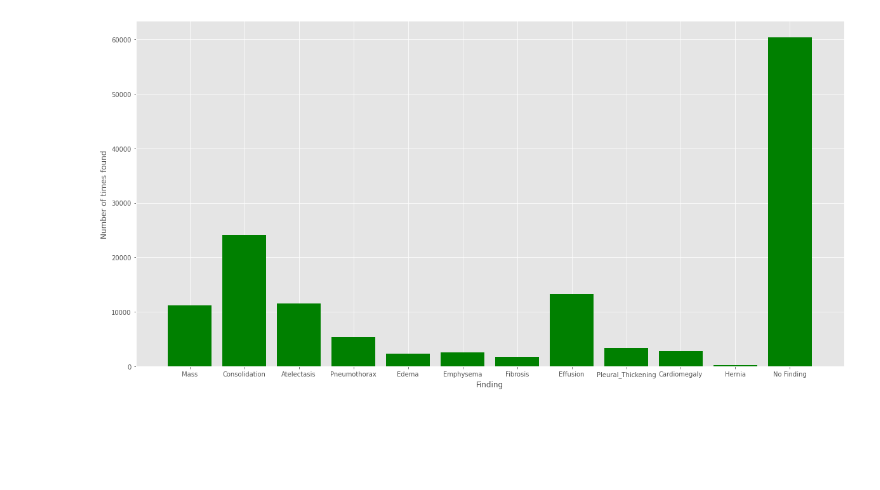
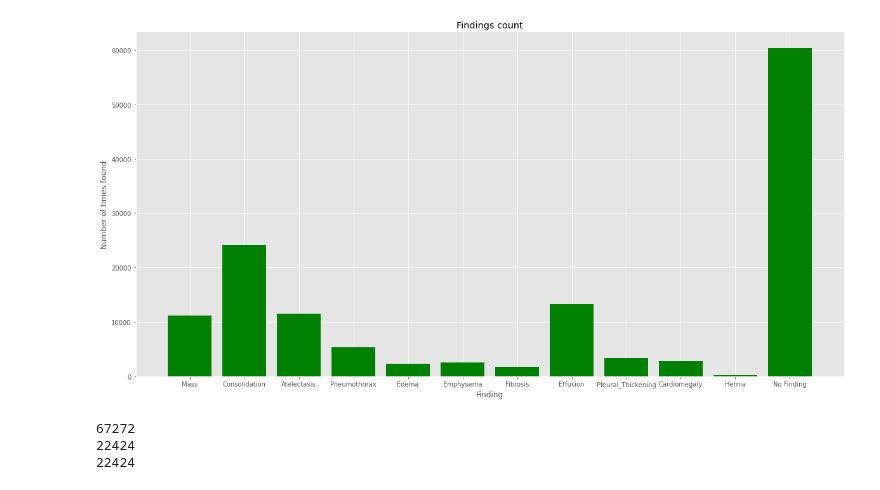
Before and after one commit to ericyzhou/CNN-X-Ray-Classifier, a Jupyter notebook: final_project.ipynb, the cells around one changed output. Saved outputs shown, nothing was run; the diff lists cells and outputs as text; code cells hidden in the pictures; blank space fills up the shorter version.

Commit message:
Cleaned up dataset

```diff
--- a/final_project.ipynb
+++ b/final_project.ipynb
@@ -10,9 +3,15 @@ plt.rcParams["figure.figsize"] = (20,10)
 # %%
+import pandas as pd
+import os
+from glob import glob
+pd.set_option('display.max_rows', 500)
+
 # Uploading CSV of results
-data_entries = pd.read_csv("data_entries.csv")
-data_entries.dropna()
-data_entries = data_entries.drop(columns=['Patient ID', 'Follow-up #', 'OriginalImagePixelSpacing[x', 'y]','OriginalImage[Width', 'Height]'])
+data_entries = pd.read_csv('data_entries.csv')
+data_entries = data_entries.drop(columns=['Patient Gender', 'Patient Age', 'View Position', 'Follow-up #', 'OriginalImagePixelSpacing[x', 'y]','OriginalImage[Width', 'Height]'])
 
-pd.set_option('display.max_rows', 500)
+# Setting image paths in dataframe
+image_paths = {os.path.basename(x): x for x in glob('..\dataset\images*\images\*.png')}
+data_entries['path'] = data_entries['Image Index'].map(image_paths.get)
 data_entries
 # %% [output]
@@ -55,43 +72,42 @@ data_entries['Finding Labels'] = data_entries['Finding Labels'].apply(common_fin
 # %%
-# Checking data imbalance
+import matplotlib.pyplot as plt
+%matplotlib inline
+plt.style.use('ggplot')
+plt.rcParams['figure.figsize'] = (20,10)
+
+# Checking for data imbalance
 x = ['Mass', 'Consolidation', 'Atelectasis', 'Pneumothorax', 'Edema', 'Emphysema', 'Fibrosis', 'Effusion', 'Pleural_Thickening', 'Cardiomegaly', 'Hernia', 'No Finding']
 findings_count = [0, 0, 0, 0, 0, 0, 0, 0, 0, 0, 0, 0]
 x_pos = [i for i, _ in enumerate(x)]
 
 def count_findings(findings):
-    findings_list = findings.split("|")
+    findings_list = findings.split('|')
     for finding in findings_list:
-        if finding == "Mass":
-            findings_count[0] += 1
-        elif finding == "Consolidation":
-            findings_count[1] += 1
-        elif finding == "Atelectasis":
-            findings_count[2] += 1
-        elif finding == "Pneumothorax":
-            findings_count[3] += 1
-        elif finding == "Edema":
-            findings_count[4] += 1
-        elif finding == "Emphysema":
-            findings_count[5] += 1
-        elif finding == "Fibrosis":
-            findings_count[6] += 1
-        elif finding == "Effusion":
-            findings_count[7] += 1
-        elif finding == "Pleural_Thickening":
-            findings_count[8] += 1
-        elif finding == "Cardiomegaly":
-            findings_count[9] += 1
-        elif finding == "Hernia":
-            findings_count[10] += 1
-        elif finding == "No Finding":
-            findings_count[11] += 1
+        for i in range(0, len(x)):
+            if finding == x[i]:
+                findings_count[i] += 1
+                break
 
 data_entries['Finding Labels'].apply(count_findings)
 
 plt.bar(x_pos, findings_count, color='green')
-plt.xlabel("Finding")
-plt.ylabel("Number of times found")
+plt.xlabel('Finding')
+plt.ylabel('Number of times found')
+plt.title('Findings count')
 plt.xticks(x_pos, x)
 plt.show()
 # %% [output]
-[figure, old version]
+[figure, new version]
+# %%
+# TODO: Potential data leakage?
+from sklearn.model_selection import train_test_split
+train_and_test_set, val_set = train_test_split(data_entries, train_size=0.8, test_size=0.2, random_state=1111)
+train_set, test_set = train_test_split(train_and_test_set, train_size=0.75, test_size=0.25, random_state=1111)
+
+print(len(train_set))
+print(len(val_set))
+print(len(test_set))
+# %% [output]
+67272
+22424
+22424
```
Also changed, not shown: parts of 5 cells of this notebook, 1 other file.
